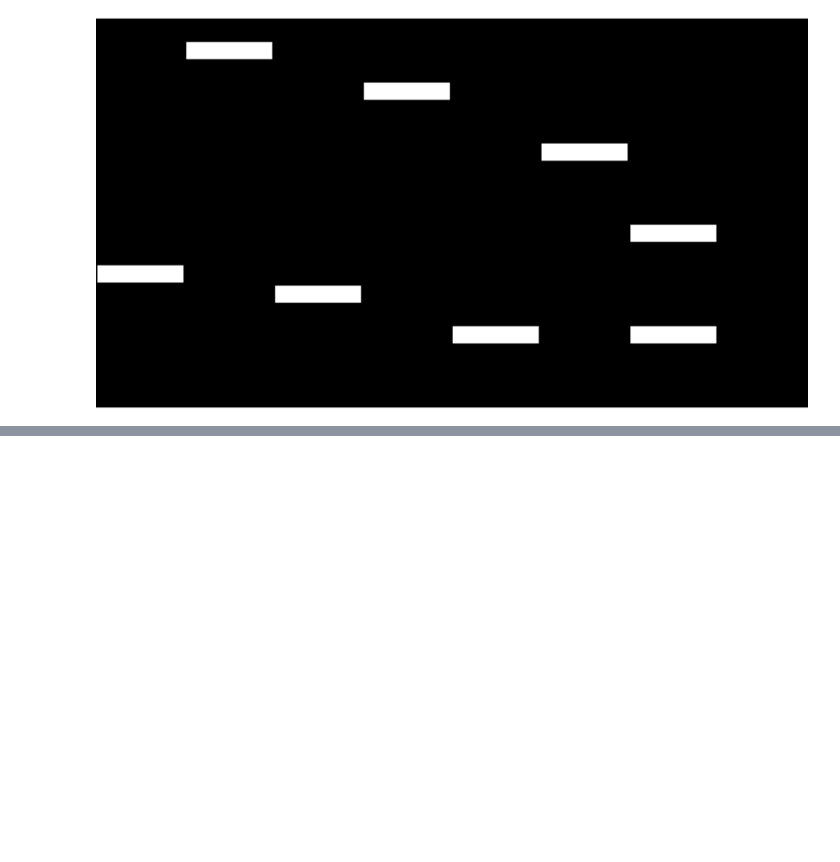
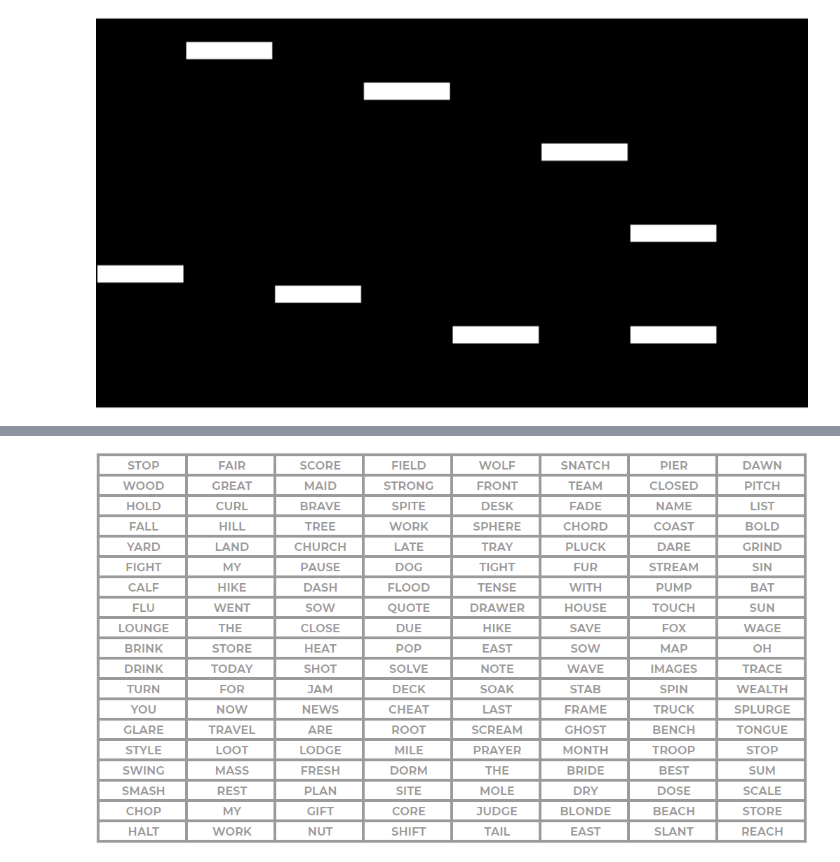
Before and after one commit to TeaZea/pythonrepos, a Jupyter notebook: section16/01-Image-Exercise-Copy1.ipynb, the cells around one changed output, grey strips where cells are left out. Drawn from its saved outputs; the diff is of its cells as text; code cells hidden in the pictures; blank space fills up the shorter version.

```diff
--- a/section16/01-Image-Exercise-Copy1.ipynb
+++ b/section16/01-Image-Exercise-Copy1.ipynb
@@ -68,0 +85,4 @@ mask
+# %%
+matrix
+# %% [output]
+[figure, added]
```
Also changed, not shown: parts of 7 cells of this notebook.
